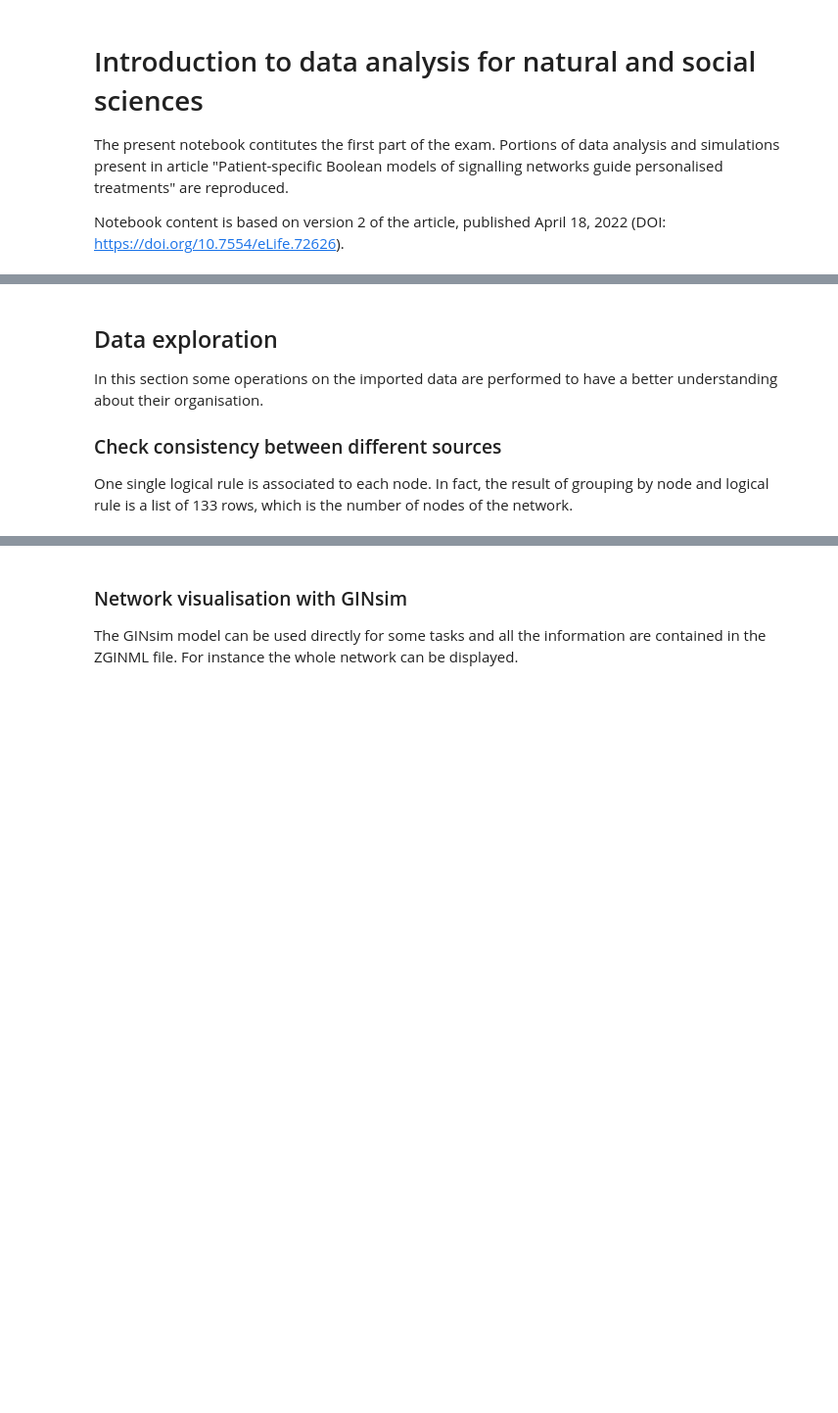
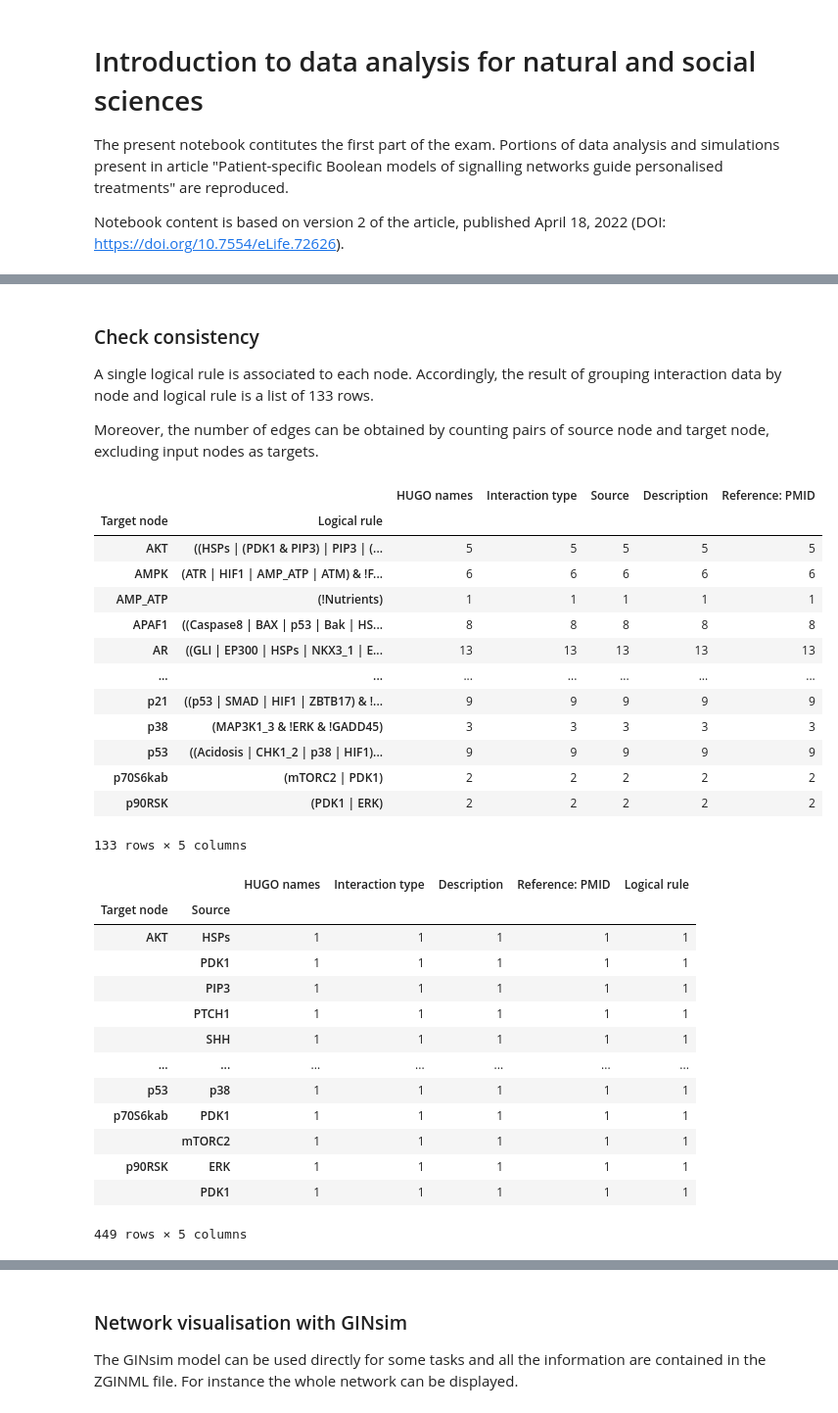
Before and after one commit to mirasac/intrdata, a Jupyter notebook: first/Marco_Casari_first_part.ipynb, the cells around one changed output, grey strips where cells are left out. Shown at 98% size. Drawn from its saved outputs; the diff is of its cells as text; code cells hidden in the pictures; blank space fills up the shorter version.

Commit message:
Expandend network construction part

```diff
--- a/first/Marco_Casari_first_part.ipynb
+++ b/first/Marco_Casari_first_part.ipynb
@@ -59,12 +85,43 @@ df_nodes_unique = pd.read_excel(
 # %% [markdown]
-## Data exploration
-In this section some operations on the imported data are performed to have a better understanding about their organisation.
+### Check consistency
+A single logical rule is associated to each node. Accordingly, the result of grouping interaction data by node and logical rule is a list of 133 rows.
 
-### Check consistency between different sources
-One single logical rule is associated to each node. In fact, the result of grouping by node and logical rule is a list of 133 rows, which is the number of nodes of the network.
+Moreover, the number of edges can be obtained by counting pairs of source node and target node, excluding input nodes as targets.
 # %%
-df_count = df_nodes_interactions.groupby(["Target node", "Logical rule"]).count()
-display(df_count)
+display(df_nodes_interactions.groupby(["Target node", "Logical rule"]).count())
+
+df_edge_no_inputs = df_nodes_interactions.loc[df_nodes_interactions["Source"] != "0/1"]
+display(df_edge_no_inputs.groupby(["Target node", "Source"]).count())
+del df_edge_no_inputs
+# %% [output]
+|  |  | HUGO names | Interaction type | Source | Description | Reference: PMID |
+| Target node | Logical rule |  |  |  |  |  |
+| AKT | ((HSPs | (PDK1 & PIP3) | PIP3 | (... | 5 | 5 | 5 | 5 | 5 |
+| AMPK | (ATR | HIF1 | AMP_ATP | ATM) & !F... | 6 | 6 | 6 | 6 | 6 |
+| AMP_ATP | (!Nutrients) | 1 | 1 | 1 | 1 | 1 |
+| APAF1 | ((Caspase8 | BAX | p53 | Bak | HS... | 8 | 8 | 8 | 8 | 8 |
+| AR | ((GLI | EP300 | HSPs | NKX3_1 | E... | 13 | 13 | 13 | 13 | 13 |
+| ... | ... | ... | ... | ... | ... | ... |
+| p21 | ((p53 | SMAD | HIF1 | ZBTB17) & !... | 9 | 9 | 9 | 9 | 9 |
+| p38 | (MAP3K1_3 & !ERK & !GADD45) | 3 | 3 | 3 | 3 | 3 |
+| p53 | ((Acidosis | CHK1_2 | p38 | HIF1)... | 9 | 9 | 9 | 9 | 9 |
+| p70S6kab | (mTORC2 | PDK1) | 2 | 2 | 2 | 2 | 2 |
+| p90RSK | (PDK1 | ERK) | 2 | 2 | 2 | 2 | 2 |
+133 rows × 5 columns
+|  |  | HUGO names | Interaction type | Description | Reference: PMID | Logical rule |
+| Target node | Source |  |  |  |  |  |
+| AKT | HSPs | 1 | 1 | 1 | 1 | 1 |
+|  | PDK1 | 1 | 1 | 1 | 1 | 1 |
+|  | PIP3 | 1 | 1 | 1 | 1 | 1 |
+|  | PTCH1 | 1 | 1 | 1 | 1 | 1 |
+|  | SHH | 1 | 1 | 1 | 1 | 1 |
+| ... | ... | ... | ... | ... | ... | ... |
+| p53 | p38 | 1 | 1 | 1 | 1 | 1 |
+| p70S6kab | PDK1 | 1 | 1 | 1 | 1 | 1 |
+|  | mTORC2 | 1 | 1 | 1 | 1 | 1 |
+| p90RSK | ERK | 1 | 1 | 1 | 1 | 1 |
+|  | PDK1 | 1 | 1 | 1 | 1 | 1 |
+449 rows × 5 columns
 # %%
 # MC debug, remove in v0.2.0
 # df_nodes_unique contains only 121 nodes and not 133 as df_nodes_pathways.
```
Also changed, not shown: parts of 14 cells of this notebook, 1 other file.
